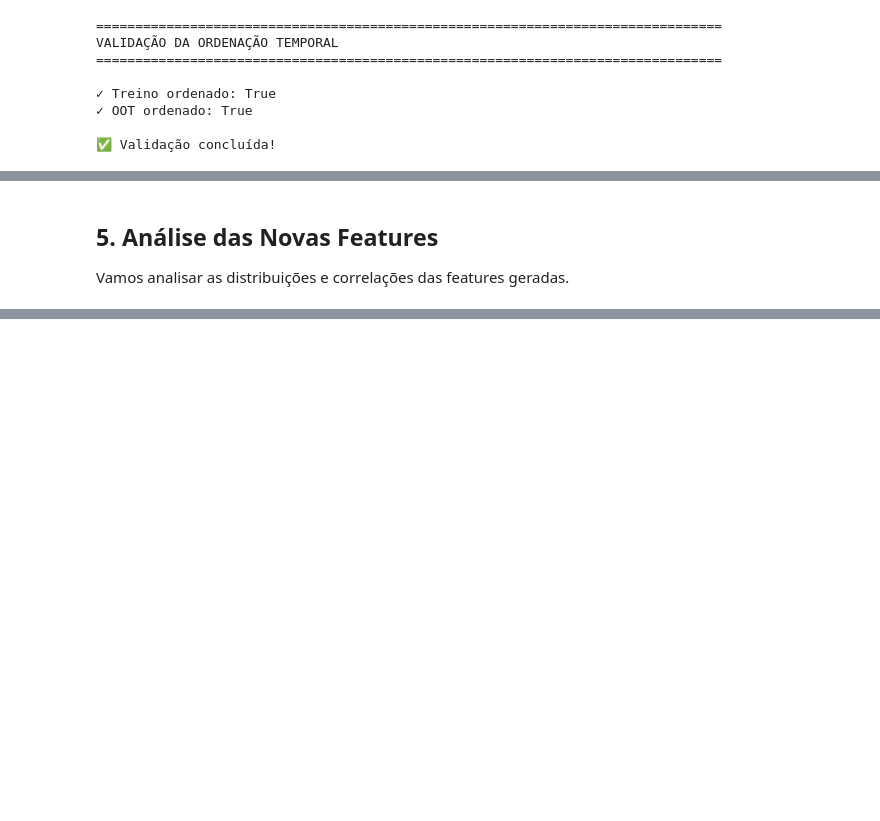
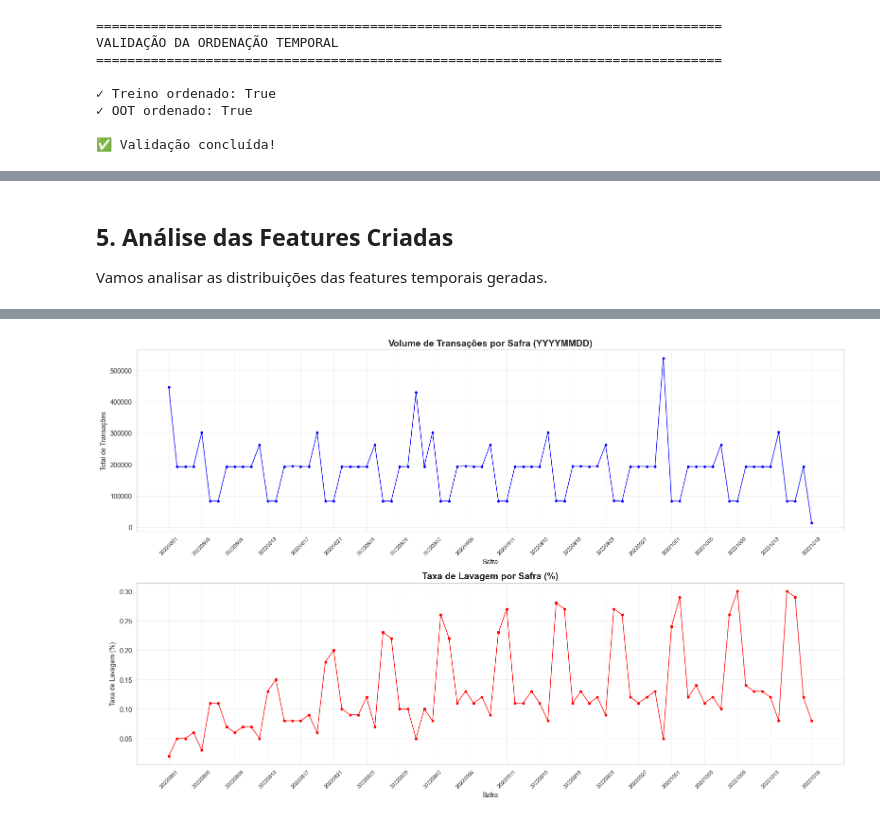
Before and after one commit to uniesecruz/anti_money_laundering, a Jupyter notebook: money_laundering/notebooks/05_feature_engineering.ipynb, the cells around one changed output, grey strips where cells are left out. Cells and saved outputs as stored; diff of their text form; code cells hidden in the pictures; blank space fills up the shorter version.

```diff
--- a/money_laundering/notebooks/05_feature_engineering.ipynb
+++ b/money_laundering/notebooks/05_feature_engineering.ipynb
@@ -237,29 +269,55 @@ RESULTADO DO FEATURE ENGINEERING
 # %% [markdown]
-## 5. Análise das Novas Features
+## 5. Análise das Features Criadas
 
-Vamos analisar as distribuições e correlações das features geradas.
+Vamos analisar as distribuições das features temporais geradas.
 # %%
-# Listar todas as features de velocidade
-velocity_features = [col for col in df_treino_fe.columns if 'velocity' in col]
-ratio_features = [col for col in df_treino_fe.columns if 'ratio' in col or 'zscore' in col]
-behavioral_features = [
-    col for col in df_treino_fe.columns
-    if col in ['time_since_last_txn_seconds', 'bank_change_flag', 'is_new_country', 'is_unusual_hour']
-]
+# Análise de distribuição por safra
+print("="*80)
+print("ANÁLISE DE DISTRIBUIÇÃO POR SAFRA")
+print("="*80)
 
-print("="*80)
-print("CATEGORIAS DE FEATURES GERADAS")
-print("="*80)
-print(f"\n📊 Velocity Features ({len(velocity_features)}):")
-for feat in velocity_features:
-    print(f"   - {feat}")
+safra_analysis = df_treino_fe.groupby('safra').agg({
+    'Is Laundering': ['count', 'sum', 'mean']
+}).round(4)
 
-print(f"\n📊 Ratio Features ({len(ratio_features)}):")
-for feat in ratio_features:
-    print(f"   - {feat}")
+safra_analysis.columns = ['Total_Transacoes', 'Total_Lavagem', 'Taxa_Lavagem']
+safra_analysis = safra_analysis.sort_index()
 
-print(f"\n📊 Behavioral Features ({len(behavioral_features)}):")
-for feat in behavioral_features:
-    print(f"   - {feat}")
+print(f"\n📊 Primeiras 10 safras:")
+print(safra_analysis.head(10))
+
+print(f"\n📊 Últimas 10 safras:")
+print(safra_analysis.tail(10))
+
+# Visualização
+fig, axes = plt.subplots(2, 1, figsize=(16, 10))
+
+# Gráfico 1: Volume por safra
+axes[0].plot(safra_analysis.index.astype(str), safra_analysis['Total_Transacoes'],
+             marker='o', linewidth=1, markersize=3, color='blue')
+axes[0].set_title('Volume de Transações por Safra (YYYYMMDD)', fontsize=14, fontweight='bold')
+axes[0].set_xlabel('Safra')
+axes[0].set_ylabel('Total de Transações')
+axes[0].grid(True, alpha=0.3)
+axes[0].tick_params(axis='x', rotation=45, labelsize=8)
+# Mostrar apenas algumas labels para não ficar muito poluído
+n_ticks = min(20, len(safra_analysis))
+tick_positions = np.linspace(0, len(safra_analysis)-1, n_ticks, dtype=int)
+axes[0].set_xticks(tick_positions)
+axes[0].set_xticklabels(safra_analysis.index[tick_positions].astype(str))
+
+# Gráfico 2: Taxa de lavagem por safra
+axes[1].plot(safra_analysis.index.astype(str), safra_analysis['Taxa_Lavagem'] * 100,
+             marker='s', linewidth=1, markersize=3, color='red')
+axes[1].set_title('Taxa de Lavagem por Safra (%)', fontsize=14, fontweight='bold')
+axes[1].set_xlabel('Safra')
+axes[1].set_ylabel('Taxa de Lavagem (%)')
+axes[1].grid(True, alpha=0.3)
+axes[1].tick_params(axis='x', rotation=45, labelsize=8)
+axes[1].set_xticks(tick_positions)
+axes[1].set_xticklabels(safra_analysis.index[tick_positions].astype(str))
+
+plt.tight_layout()
+plt.show()
 # %% [output]
 ================================================================================
@@ -282 +340,2 @@ CATEGORIAS DE FEATURES GERADAS
+[figure, added]
 # %%
```
Also changed, not shown: parts of 16 cells of this notebook, 23 other files.
